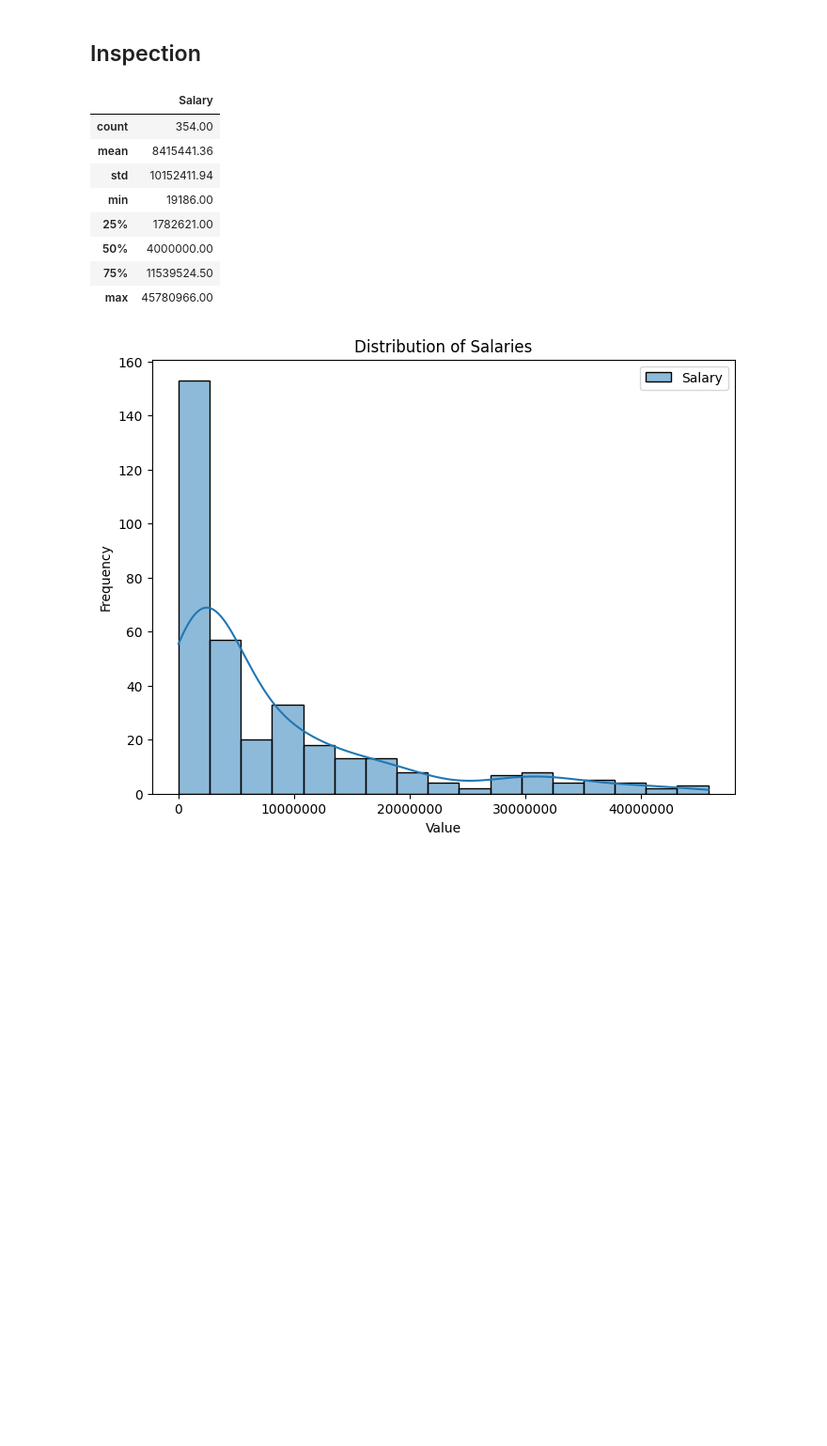
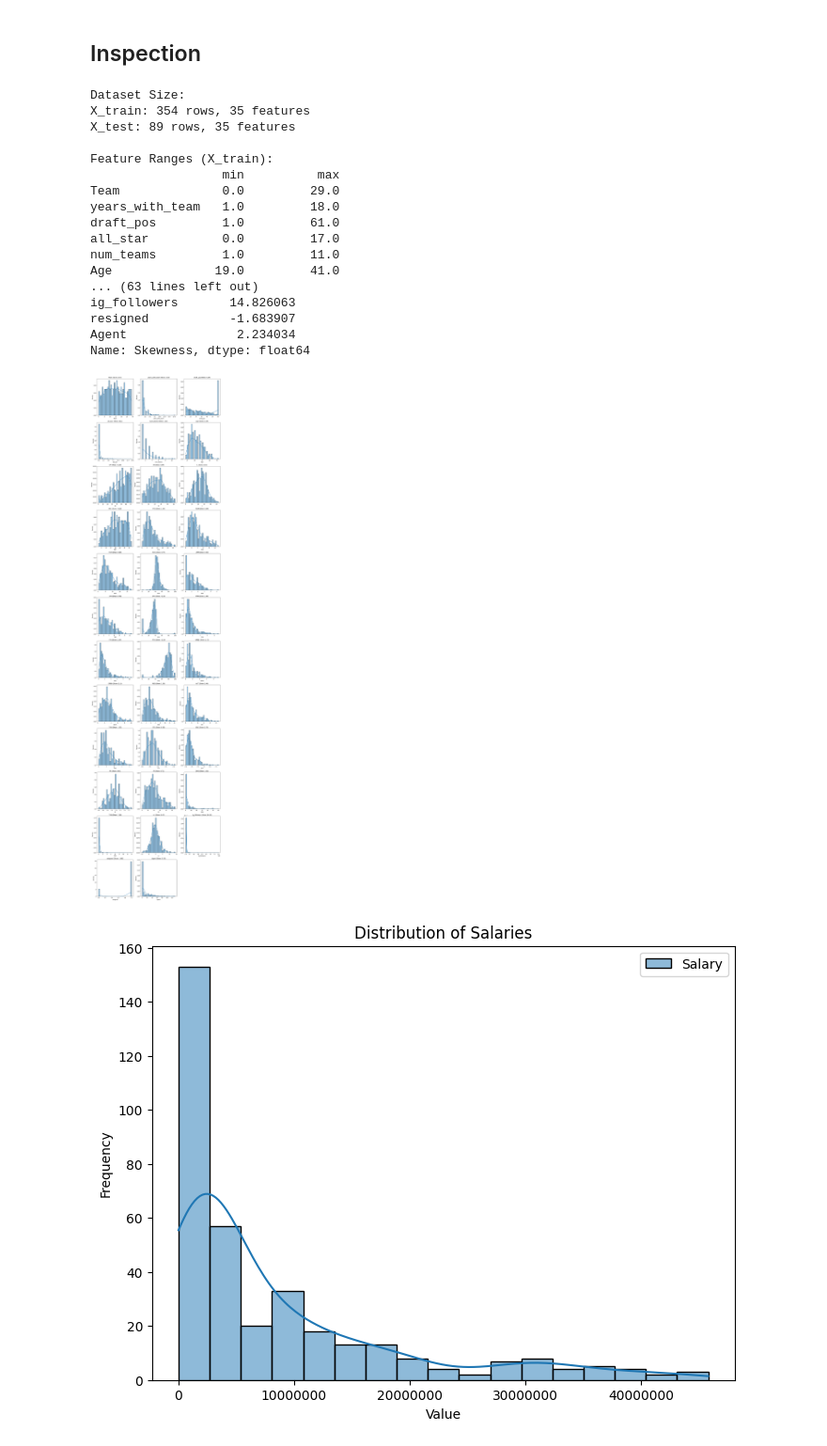
Before and after one commit to Emil1Falk/Bachelors-Thesis, a Jupyter notebook: Bachelor-Thesis.ipynb, the cells around one changed output. Shown at 94% size. Drawn from its saved outputs; the diff is of its cells as text; code cells hidden in the pictures; blank space fills up the shorter version.

```diff
--- a/Bachelor-Thesis.ipynb
+++ b/Bachelor-Thesis.ipynb
@@ -63,18 +63,63 @@ X_test_basketball_scaled_cnn = X_test_basketball_scaled.reshape(X_test_basketbal
 # %% [markdown]
 ## Inspection
 # %%
-pd.set_option('display.float_format', '{:.2f}'.format)
-y_train.describe()
+import pandas as pd
+import numpy as np
+import seaborn as sns
+import matplotlib.pyplot as plt
+from scipy.stats import skew
+
+# 1. Size of the dataset
+print("Dataset Size:")
+print(f"X_train: {X_train.shape[0]} rows, {X_train.shape[1]} features")
+print(f"X_test: {X_test.shape[0]} rows, {X_test.shape[1]} features")
+print()
+
+# 2. Ranges of the features
+print("Feature Ranges (X_train):")
+ranges = X_train.describe().loc[['min', 'max']].T
+print(ranges)
+print()
+
+# 3. Skewness of features
+print("Feature Skewness (X_train):")
+skewness = X_train.apply(skew).rename('Skewness')
+print(skewness)
+print()
+
+# 4. Visualize feature distributions
+n_features = X_train.shape[1]
+n_cols = 3  # Number of columns in the plot grid
+n_rows = (n_features + n_cols - 1) // n_cols  # Calculate rows needed
+
+plt.figure(figsize=(15, 5 * n_rows))
+for i, column in enumerate(X_train.columns, 1):
+    plt.subplot(n_rows, n_cols, i)
+    sns.histplot(X_train[column], kde=True, stat="density", bins=30)
+    plt.title(f'{column} (Skew: {skewness[column]:.2f})')
+    plt.xlabel(column)
+    plt.ylabel('Density')
+plt.tight_layout()
+plt.show()
 # %% [output]
-|  | Salary |
-| count | 354.00 |
-| mean | 8415441.36 |
-| std | 10152411.94 |
-| min | 19186.00 |
-| 25% | 1782621.00 |
-| 50% | 4000000.00 |
-| 75% | 11539524.50 |
-| max | 45780966.00 |
+Dataset Size:
+X_train: 354 rows, 35 features
+X_test: 89 rows, 35 features
+
+Feature Ranges (X_train):
+                  min          max
+Team              0.0         29.0
+years_with_team   1.0         18.0
+draft_pos         1.0         61.0
+all_star          0.0         17.0
+num_teams         1.0         11.0
+Age              19.0         41.0
+... (63 lines left out)
+ig_followers       14.826063
+resigned           -1.683907
+Agent               2.234034
+Name: Skewness, dtype: float64
+[figure, added]
 # %%
 plt.figure(figsize=(8, 6))
 sns.histplot(y_train, kde=True)
```
Also changed, not shown: parts of 28 cells of this notebook.
